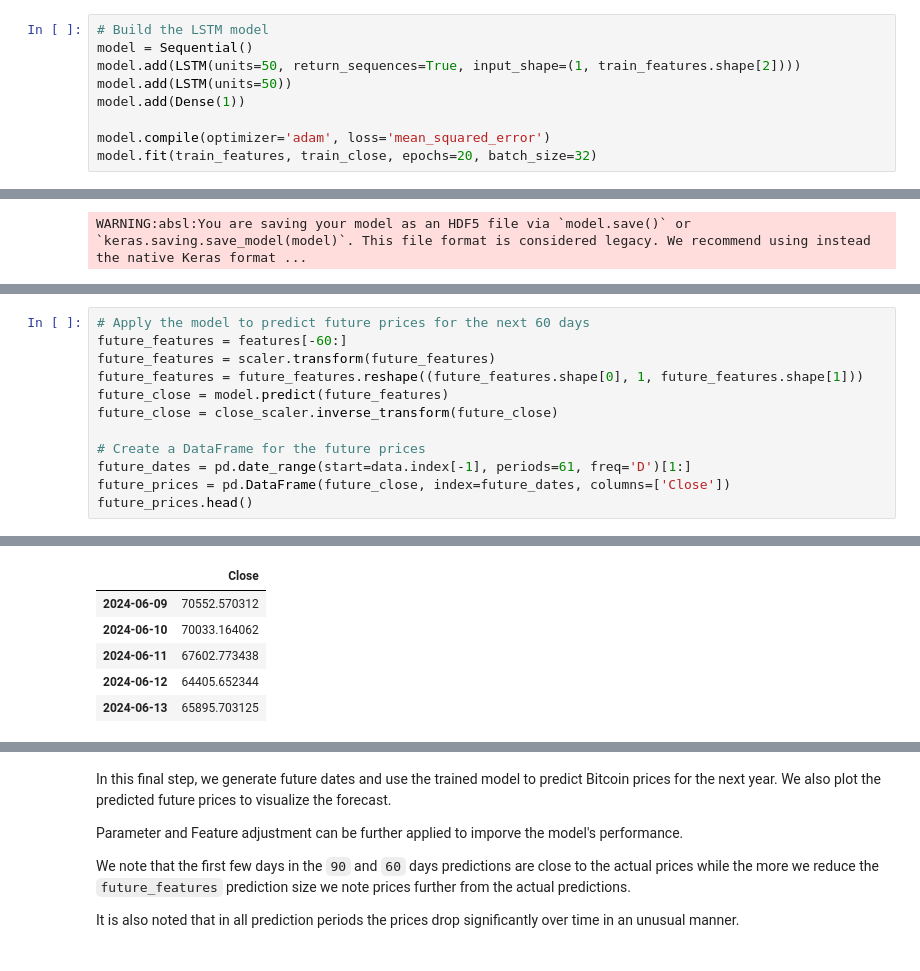
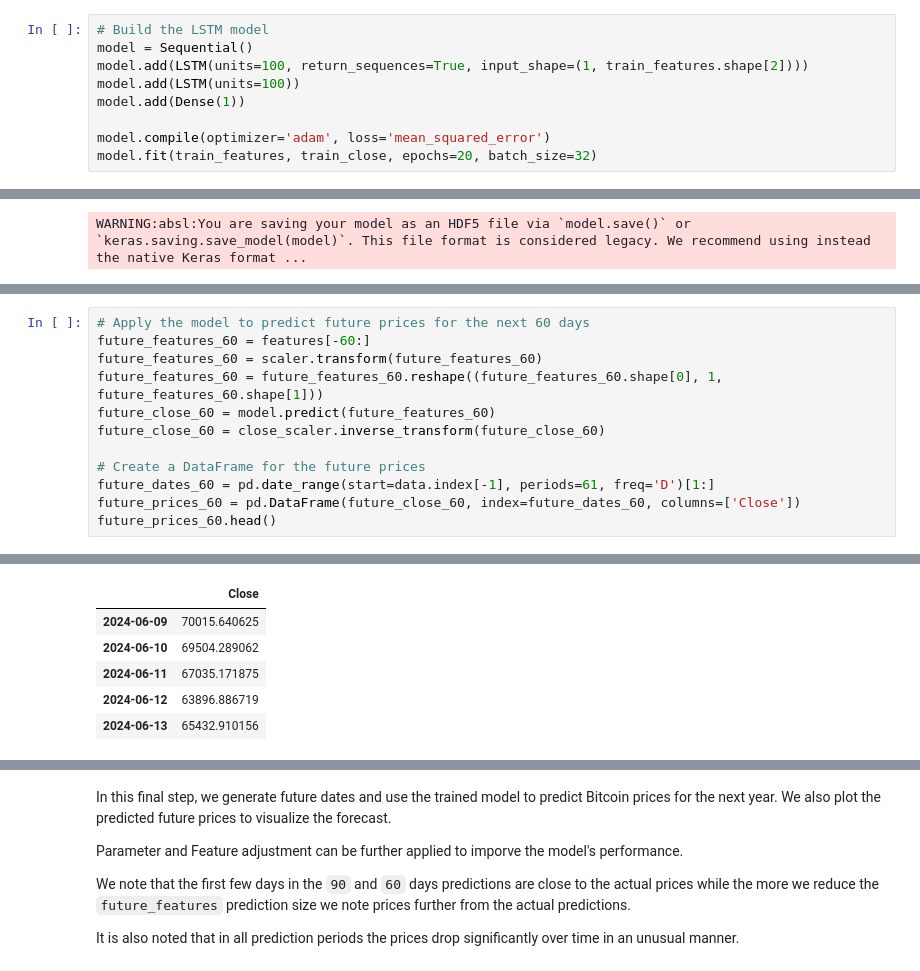
Before and after one commit to PeterBaraka/crypto_predictor, a Jupyter notebook: crypto_predictor_V2.ipynb, the cells around one changed output, grey strips where cells are left out. Saved outputs shown, nothing was run; the diff lists cells and outputs as text.

```diff
--- a/crypto_predictor_V2.ipynb
+++ b/crypto_predictor_V2.ipynb
@@ -117,8 +117,8 @@ test_features = test_features.reshape((test_features.shape[0], 1, test_features.
 # %%
 # Build the LSTM model
 model = Sequential()
-model.add(LSTM(units=50, return_sequences=True, input_shape=(1, train_features.shape[2])))
-model.add(LSTM(units=50))
+model.add(LSTM(units=100, return_sequences=True, input_shape=(1, train_features.shape[2])))
+model.add(LSTM(units=100))
 model.add(Dense(1))
 
 model.compile(optimizer='adam', loss='mean_squared_error')
@@ -208,13 +220,13 @@ future_prices.head()
 # %%
 # Apply the model to predict future prices for the next 60 days
-future_features = features[-60:]
-future_features = scaler.transform(future_features)
-future_features = future_features.reshape((future_features.shape[0], 1, future_features.shape[1]))
-future_close = model.predict(future_features)
-future_close = close_scaler.inverse_transform(future_close)
+future_features_60 = features[-60:]
+future_features_60 = scaler.transform(future_features_60)
+future_features_60 = future_features_60.reshape((future_features_60.shape[0], 1, future_features_60.shape[1]))
+future_close_60 = model.predict(future_features_60)
+future_close_60 = close_scaler.inverse_transform(future_close_60)
 
 # Create a DataFrame for the future prices
-future_dates = pd.date_range(start=data.index[-1], periods=61, freq='D')[1:]
-future_prices = pd.DataFrame(future_close, index=future_dates, columns=['Close'])
-future_prices.head()
+future_dates_60 = pd.date_range(start=data.index[-1], periods=61, freq='D')[1:]
+future_prices_60 = pd.DataFrame(future_close_60, index=future_dates_60, columns=['Close'])
+future_prices_60.head()
 # %% [output]
@@ -222,6 +234,6 @@ future_prices.head()
 |  | Close |
-| 2024-06-09 | 70552.570312 |
-| 2024-06-10 | 70033.164062 |
-| 2024-06-11 | 67602.773438 |
-| 2024-06-12 | 64405.652344 |
-| 2024-06-13 | 65895.703125 |
+| 2024-06-09 | 70015.640625 |
+| 2024-06-10 | 69504.289062 |
+| 2024-06-11 | 67035.171875 |
+| 2024-06-12 | 63896.886719 |
+| 2024-06-13 | 65432.910156 |
```
Also changed, not shown: parts of 10 cells of this notebook, 1 other file.
